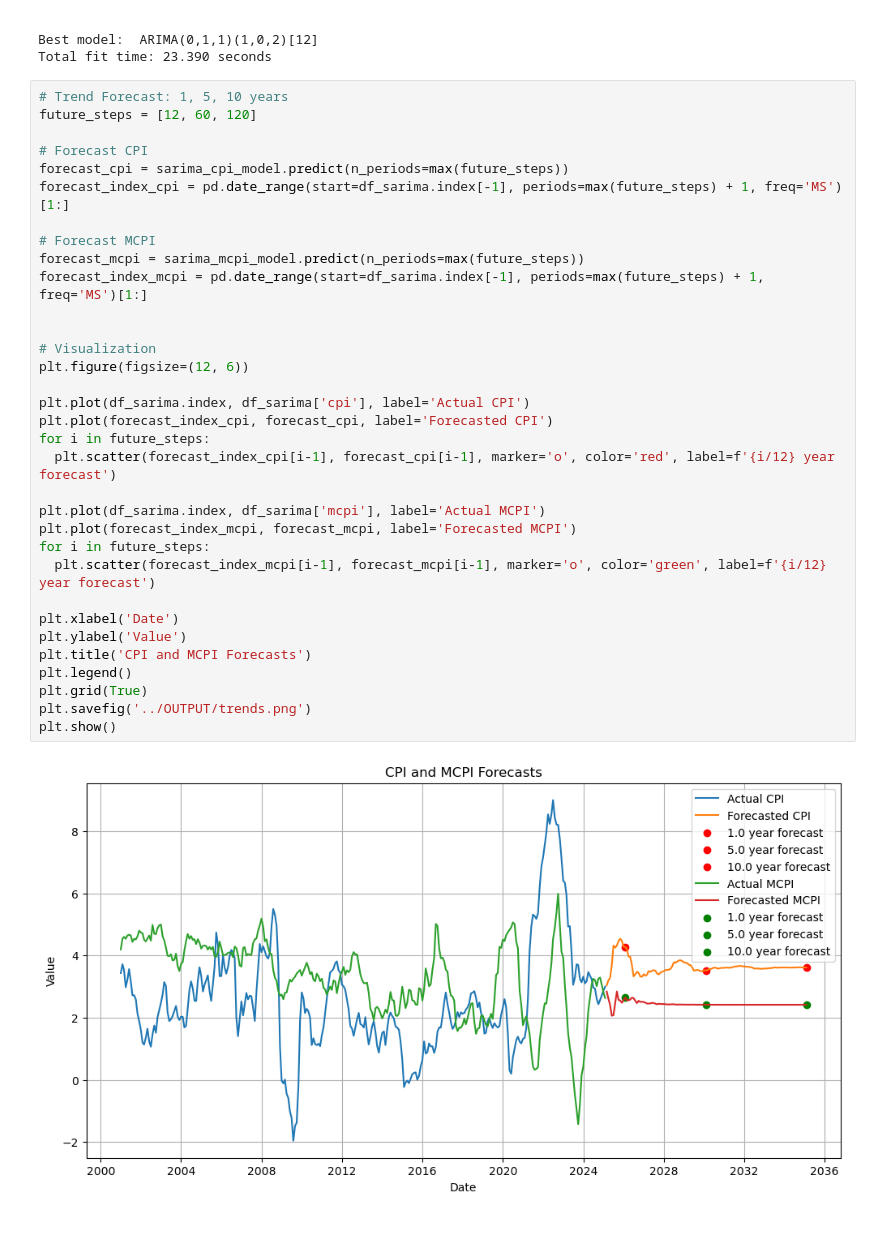
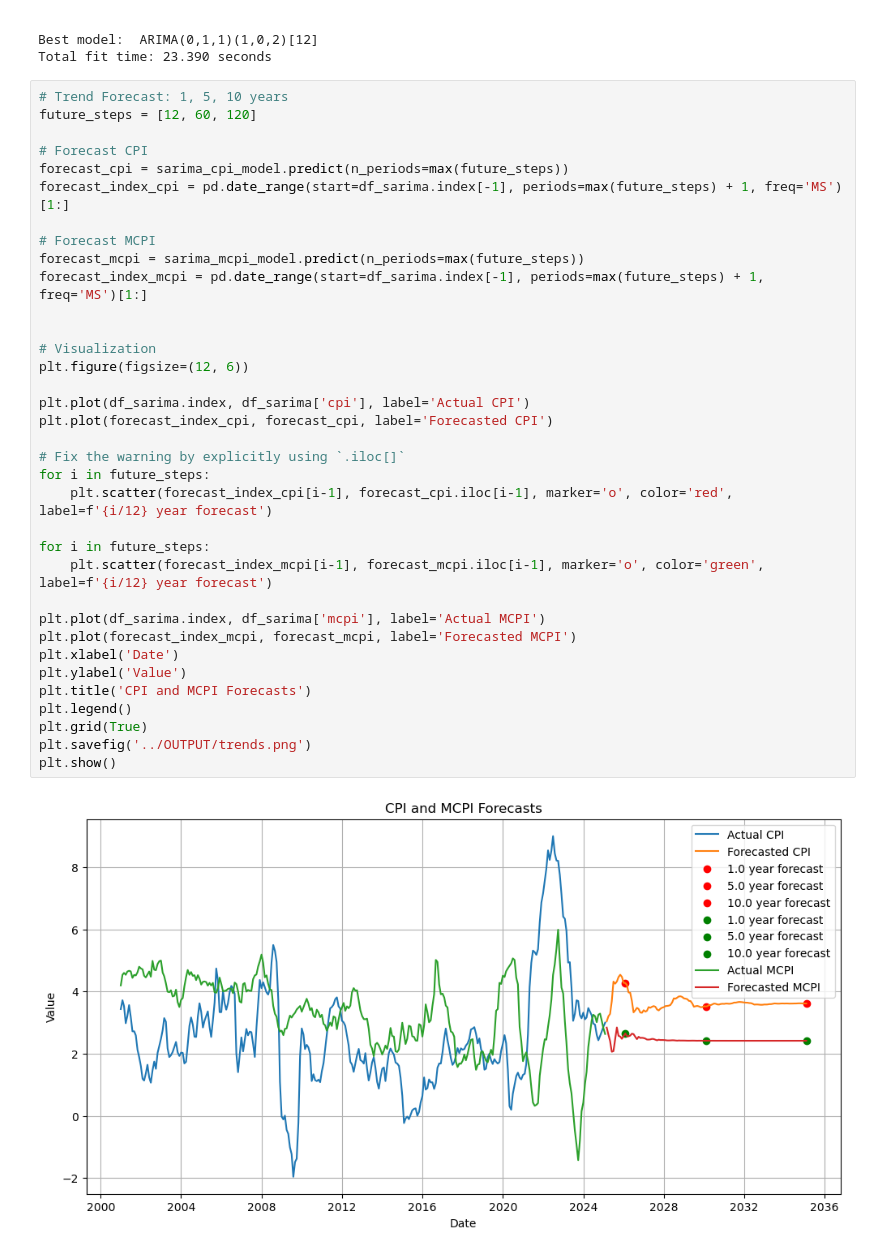
Before and after one commit to camigutie/DS4002-Project2, a Jupyter notebook: SCRIPTS/analysis.ipynb, the cells around one changed output. Drawn from its saved outputs; the diff is of its cells as text.

```diff
--- a/SCRIPTS/analysis.ipynb
+++ b/SCRIPTS/analysis.ipynb
@@ -241,35 +241,37 @@ Total fit time: 23.390 seconds
 # %%
 # Trend Forecast: 1, 5, 10 years
 future_steps = [12, 60, 120]
 
 # Forecast CPI
 forecast_cpi = sarima_cpi_model.predict(n_periods=max(future_steps))
 forecast_index_cpi = pd.date_range(start=df_sarima.index[-1], periods=max(future_steps) + 1, freq='MS')[1:]
 
 # Forecast MCPI
 forecast_mcpi = sarima_mcpi_model.predict(n_periods=max(future_steps))
 forecast_index_mcpi = pd.date_range(start=df_sarima.index[-1], periods=max(future_steps) + 1, freq='MS')[1:]
 
 
 # Visualization
 plt.figure(figsize=(12, 6))
 
 plt.plot(df_sarima.index, df_sarima['cpi'], label='Actual CPI')
 plt.plot(forecast_index_cpi, forecast_cpi, label='Forecasted CPI')
+
+# Fix the warning by explicitly using `.iloc[]`
 for i in future_steps:
-  plt.scatter(forecast_index_cpi[i-1], forecast_cpi[i-1], marker='o', color='red', label=f'{i/12} year forecast')
+    plt.scatter(forecast_index_cpi[i-1], forecast_cpi.iloc[i-1], marker='o', color='red', label=f'{i/12} year forecast')
+
+for i in future_steps:
+    plt.scatter(forecast_index_mcpi[i-1], forecast_mcpi.iloc[i-1], marker='o', color='green', label=f'{i/12} year forecast')
 
 plt.plot(df_sarima.index, df_sarima['mcpi'], label='Actual MCPI')
 plt.plot(forecast_index_mcpi, forecast_mcpi, label='Forecasted MCPI')
-for i in future_steps:
-  plt.scatter(forecast_index_mcpi[i-1], forecast_mcpi[i-1], marker='o', color='green', label=f'{i/12} year forecast')
-
 plt.xlabel('Date')
 plt.ylabel('Value')
 plt.title('CPI and MCPI Forecasts')
 plt.legend()
 plt.grid(True)
 plt.savefig('../OUTPUT/trends.png')
 plt.show()
 # %% [output]
-[figure, old version]
+[figure, new version]
```
Also changed, not shown: parts of 8 cells of this notebook, 2 other files.
